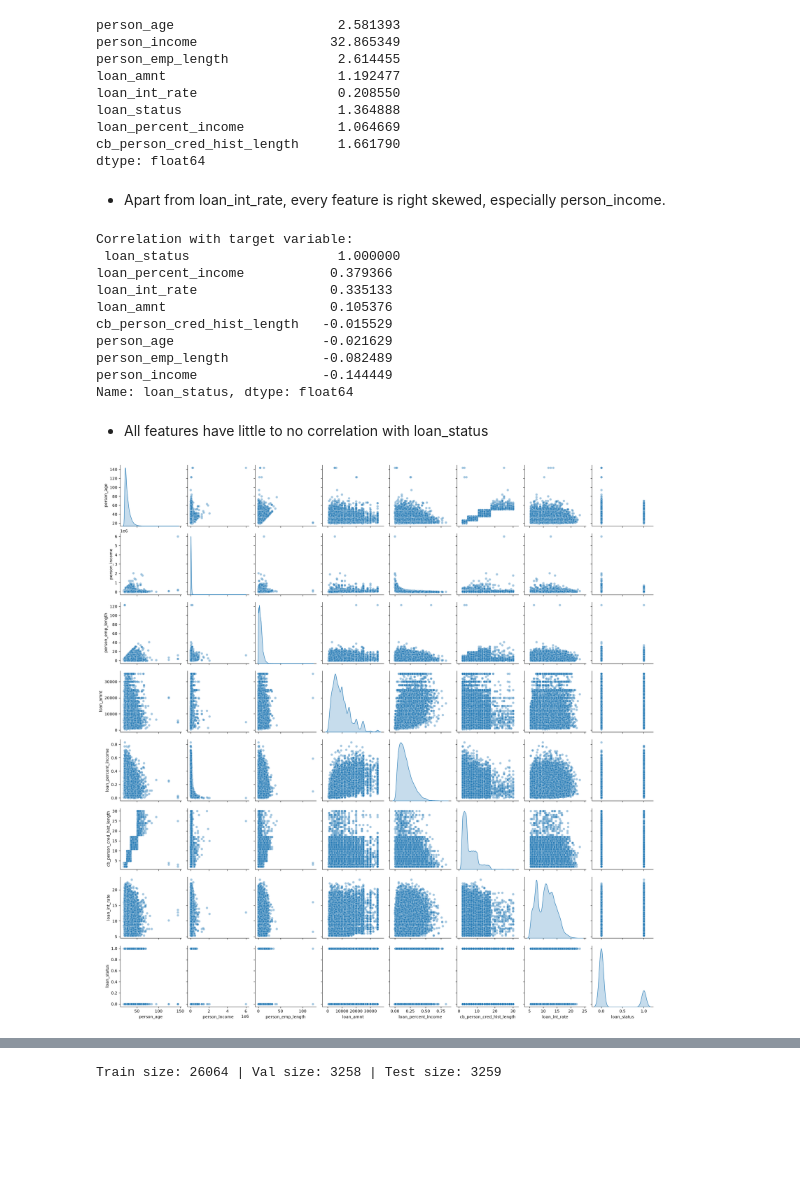
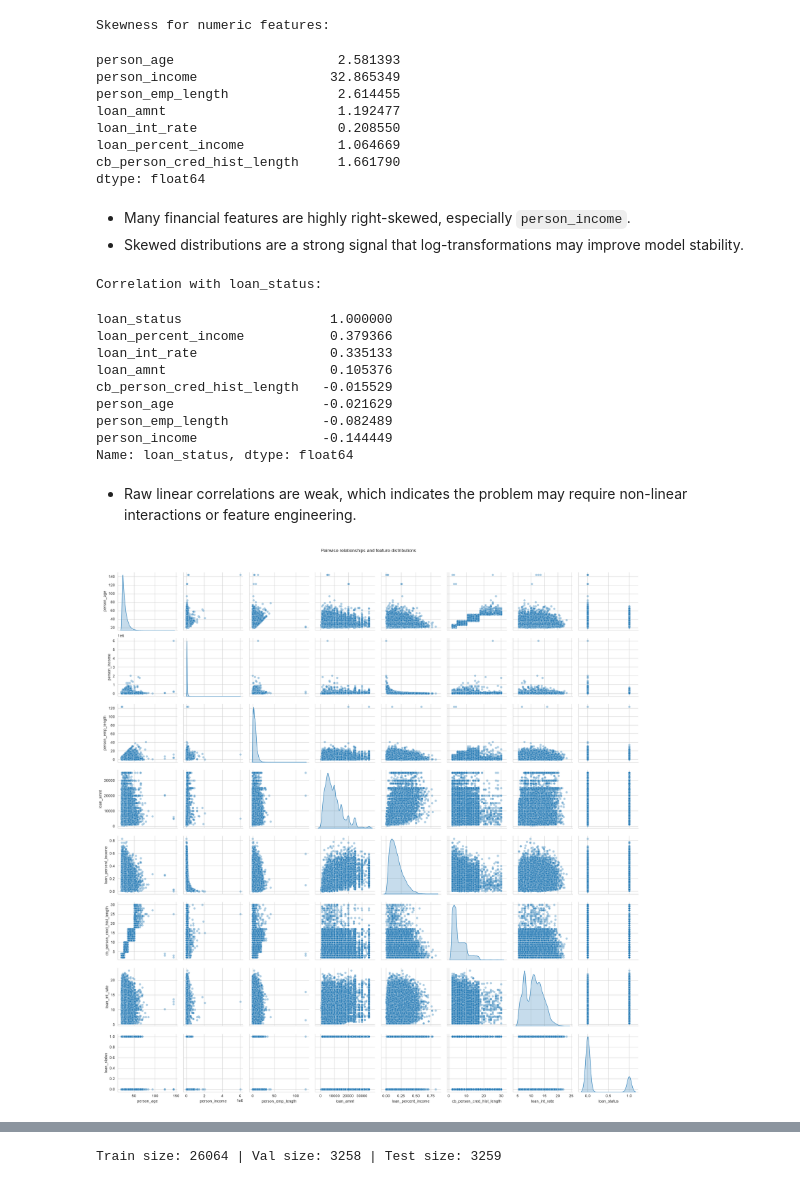
Before and after one commit to Aryan10333/Study-Prep, a Jupyter notebook: assignments/week_1/notebooks/02_risk_classifier.ipynb, the cells around one changed output, grey strips where cells are left out. Saved outputs shown, nothing was run; the diff lists cells and outputs as text; code cells hidden in the pictures; blank space fills up the shorter version.

```diff
--- a/assignments/week_1/notebooks/02_risk_classifier.ipynb
+++ b/assignments/week_1/notebooks/02_risk_classifier.ipynb
@@ -1,3 +1,11 @@
 # %%
-import pandas as pd, numpy as np
+import pandas as pd
+import numpy as np
+import seaborn as sns
+import matplotlib.pyplot as plt
+
+sns.set_style('whitegrid')
+pd.set_option('display.max_columns', None)
+pd.set_option('display.max_colwidth', None)
+pd.set_option('display.width', 140)
 # %%
@@ -47,50 +93,48 @@ df.describe(percentiles=[0.25, 0.5, 0.75, 0.99])
 # %%
-numeric_columns = ['person_age', 'person_income', 'person_emp_length', 'loan_amnt', 'loan_int_rate', 'loan_status', 'loan_percent_income', 'cb_person_cred_hist_length']
-
-
-df[numeric_columns].skew()
+numeric_columns = ['person_age', 'person_income', 'person_emp_length', 'loan_amnt', 'loan_int_rate', 'loan_percent_income', 'cb_person_cred_hist_length']
+print("Skewness for numeric features:")
+display(df[numeric_columns].skew())
 # %% [output]
-person_age                     2.581393
-person_income                 32.865349
-person_emp_length              2.614455
-loan_amnt                      1.192477
-loan_int_rate                  0.208550
-loan_status                    1.364888
-loan_percent_income            1.064669
-cb_person_cred_hist_length     1.661790
-dtype: float64
+Skewness for numeric features:
+person_age                     2.581393
+person_income                 32.865349
+person_emp_length              2.614455
+loan_amnt                      1.192477
+loan_int_rate                  0.208550
+loan_percent_income            1.064669
+cb_person_cred_hist_length     1.661790
+dtype: float64
 # %% [markdown]
-- Apart from loan_int_rate, every feature is right skewed, especially person_income.
+- Many financial features are highly right-skewed, especially `person_income`.
+- Skewed distributions are a strong signal that log-transformations may improve model stability.
 # %%
-# Calculate correlation of all numeric features specifically with the target
+# Calculate correlation of numeric features with the target variable
 correlations = df.corr(numeric_only=True)['loan_status'].sort_values(ascending=False)
-print("Correlation with target variable:\n", correlations)
+print("Correlation with loan_status:")
+display(correlations)
 # %% [output]
-Correlation with target variable:
- loan_status                   1.000000
-loan_percent_income           0.379366
-loan_int_rate                 0.335133
-loan_amnt                     0.105376
-cb_person_cred_hist_length   -0.015529
-person_age                   -0.021629
-person_emp_length            -0.082489
-person_income                -0.144449
-Name: loan_status, dtype: float64
+Correlation with loan_status:
+loan_status                   1.000000
+loan_percent_income           0.379366
+loan_int_rate                 0.335133
+loan_amnt                     0.105376
+cb_person_cred_hist_length   -0.015529
+person_age                   -0.021629
+person_emp_length            -0.082489
+person_income                -0.144449
+Name: loan_status, dtype: float64
 # %% [markdown]
-- All features have little to no correlation with loan_status
+- Raw linear correlations are weak, which indicates the problem may require non-linear interactions or feature engineering.
 # %%
-import seaborn as sns, matplotlib.pyplot as plt
+# Visualize key variable relationships
+subset_cols = ['person_age', 'person_income', 'person_home_ownership', 'person_emp_length', 'loan_intent', 'loan_grade', 'loan_amnt', 'loan_percent_income', 'cb_person_default_on_file', 'cb_person_cred_hist_length', 'loan_int_rate', 'loan_status']
 
-# Select target and a subset of features
-subset_cols = ['person_age', 'person_income', 'person_home_ownership',
-       'person_emp_length', 'loan_intent', 'loan_grade', 'loan_amnt', 'loan_percent_income',
-       'cb_person_default_on_file', 'cb_person_cred_hist_length', 'loan_int_rate', 'loan_status']
-
-# Pairplot targeting relationships
-sns.pairplot(df[subset_cols], diag_kind='kde', plot_kws={'alpha': 0.4})
+sns.pairplot(df[subset_cols], diag_kind='kde', plot_kws={'alpha': 0.35})
+plt.suptitle('Pairwise relationships and feature distributions', y=1.02)
+plt.tight_layout()
 plt.show()
 # %% [output]
-[figure, old version]
+[figure, new version]
 # %%
 from statsmodels.stats.outliers_influence import variance_inflation_factor
 from statsmodels.tools.tools import add_constant
```
Also changed, not shown: parts of 28 cells of this notebook, 1 other file.
